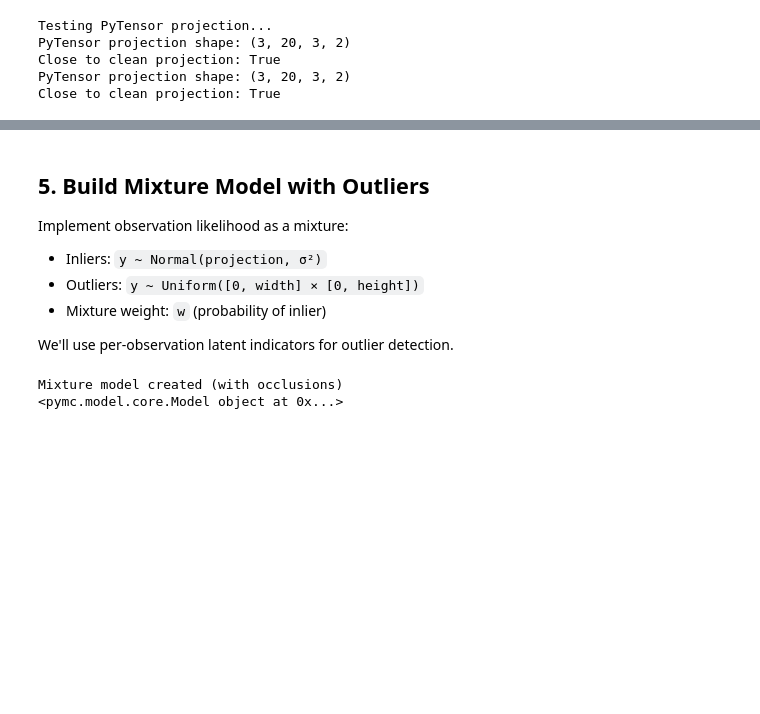
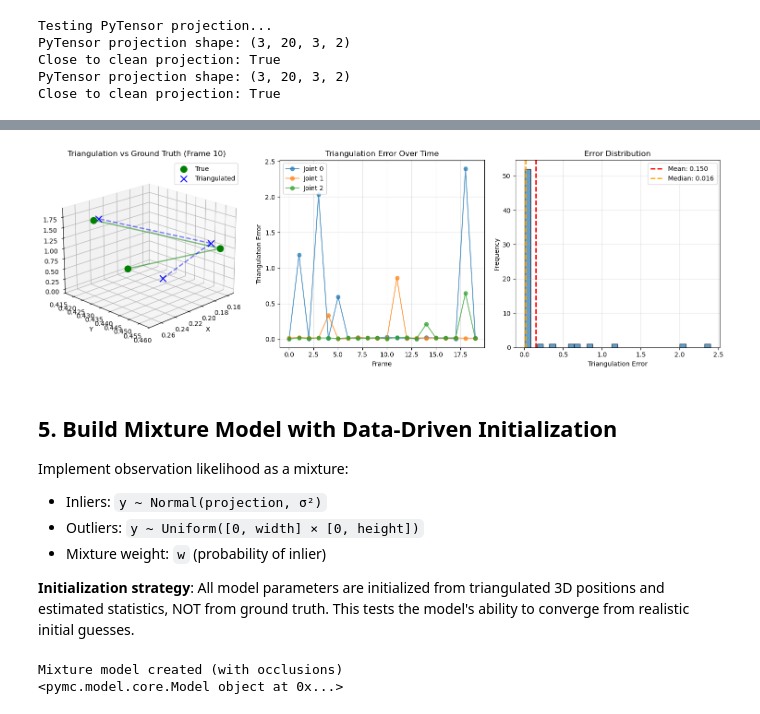
Before and after one commit to Motor-Learning-Lab/GIMBAL_Python, a Jupyter notebook: notebook/demo_pymc_camera_full.ipynb, the cells around one changed output, grey strips where cells are left out. Cells and saved outputs as stored; diff of their text form; code cells hidden in the pictures; blank space fills up the shorter version.

```diff
--- a/notebook/demo_pymc_camera_full.ipynb
+++ b/notebook/demo_pymc_camera_full.ipynb
@@ -425,10 +803,84 @@ Close to clean projection: True
+# %%
+# Visualize triangulation quality
+fig = plt.figure(figsize=(15, 5))
+
+# 3D visualization of triangulated vs true positions
+ax1 = fig.add_subplot(131, projection='3d')
+frame_idx = 10  # Middle frame
+
+# Plot true positions
+for k in range(K):
+    ax1.scatter(x_true[frame_idx, k, 0], x_true[frame_idx, k, 1], x_true[frame_idx, k, 2],
+               c='green', s=100, marker='o', label='True' if k == 0 else '')
+
+# Plot triangulated positions
+for k in range(K):
+    if not np.any(np.isnan(x_triangulated[frame_idx, k, :])):
+        ax1.scatter(x_triangulated[frame_idx, k, 0],
+                   x_triangulated[frame_idx, k, 1],
+                   x_triangulated[frame_idx, k, 2],
+                   c='blue', s=100, marker='x', label='Triangulated' if k == 0 else '')
+
+# Draw skeleton connections
+for k in range(1, K):
+    parent_k = parents[k]
+    # True skeleton
+    ax1.plot([x_true[frame_idx, parent_k, 0], x_true[frame_idx, k, 0]],
+            [x_true[frame_idx, parent_k, 1], x_true[frame_idx, k, 1]],
+            [x_true[frame_idx, parent_k, 2], x_true[frame_idx, k, 2]],
+            'g-', alpha=0.5, linewidth=2)
+    # Triangulated skeleton
+    if not np.any(np.isnan(x_triangulated[frame_idx, k, :])) and \
+       not np.any(np.isnan(x_triangulated[frame_idx, parent_k, :])):
+        ax1.plot([x_triangulated[frame_idx, parent_k, 0], x_triangulated[frame_idx, k, 0]],
+                [x_triangulated[frame_idx, parent_k, 1], x_triangulated[frame_idx, k, 1]],
+                [x_triangulated[frame_idx, parent_k, 2], x_triangulated[frame_idx, k, 2]],
+                'b--', alpha=0.5, linewidth=2)
+
+ax1.set_xlabel('X')
+ax1.set_ylabel('Y')
+ax1.set_zlabel('Z')
+ax1.set_title(f'Triangulation vs Ground Truth (Frame {frame_idx})')
+ax1.legend()
+ax1.view_init(elev=20, azim=45)
+
+# Error over time (per joint)
+ax2 = fig.add_subplot(132)
+for k in range(K):
+    errors_k = recon_error_tri[:, k]
+    valid_k = ~np.isnan(errors_k)
+    ax2.plot(np.where(valid_k)[0], errors_k[valid_k], 'o-', label=f'Joint {k}', alpha=0.7)
+
+ax2.set_xlabel('Frame')
+ax2.set_ylabel('Triangulation Error')
+ax2.set_title('Triangulation Error Over Time')
+ax2.legend()
+ax2.grid(True, alpha=0.3)
+
+# Error histogram
+ax3 = fig.add_subplot(133)
+ax3.hist(recon_error_tri[valid_recon], bins=30, alpha=0.7, edgecolor='black')
+ax3.axvline(recon_error_tri[valid_recon].mean(), color='r', linestyle='--',
+           linewidth=2, label=f'Mean: {recon_error_tri[valid_recon].mean():.3f}')
+ax3.axvline(np.median(recon_error_tri[valid_recon]), color='orange', linestyle='--',
+           linewidth=2, label=f'Median: {np.median(recon_error_tri[valid_recon]):.3f}')
+ax3.set_xlabel('Triangulation Error')
+ax3.set_ylabel('Frequency')
+ax3.set_title('Error Distribution')
+ax3.legend()
+ax3.grid(True, alpha=0.3)
+
+plt.tight_layout()
+plt.show()
+# %% [output]
+[figure, added]
 # %% [markdown]
-## 5. Build Mixture Model with Outliers
+## 5. Build Mixture Model with Data-Driven Initialization
 
 Implement observation likelihood as a mixture:
 - Inliers: `y ~ Normal(projection, σ²)`
 - Outliers: `y ~ Uniform([0, width] × [0, height])`
 - Mixture weight: `w` (probability of inlier)
 
-We'll use per-observation latent indicators for outlier detection.
+**Initialization strategy**: All model parameters are initialized from triangulated 3D positions and estimated statistics, NOT from ground truth. This tests the model's ability to converge from realistic initial guesses.
 # %%
```
Also changed, not shown: parts of 15 cells of this notebook, 2 other files.
